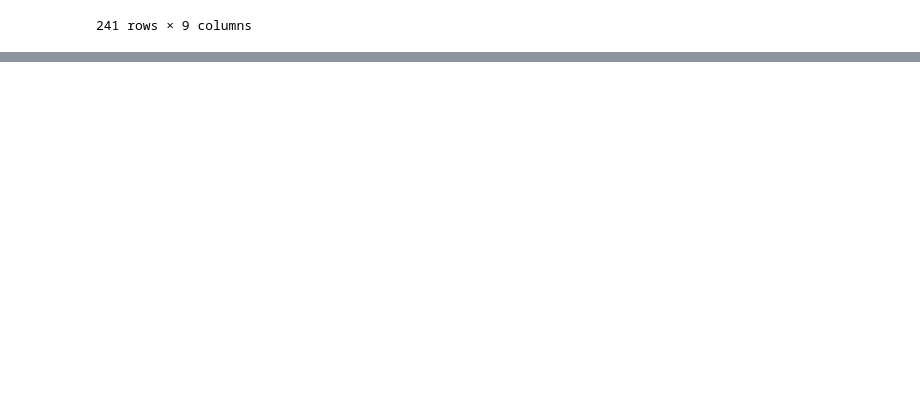
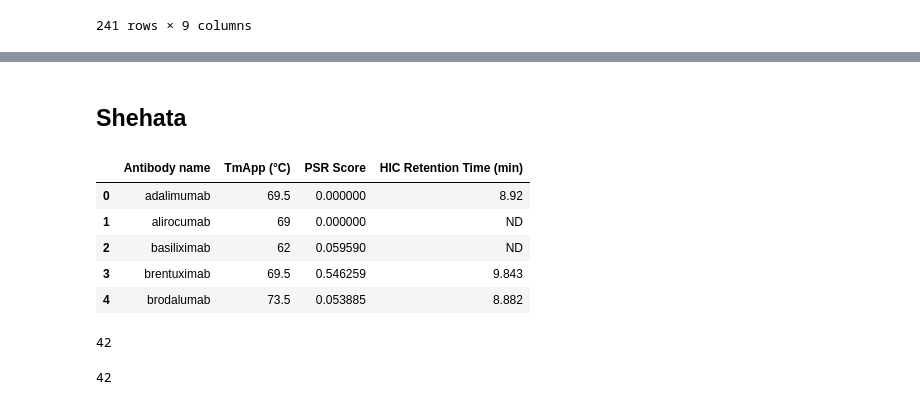
Before and after one commit to kvetab/di-pred, a Jupyter notebook: notebooks/data_processing/01-overview.ipynb, the cells around one changed output, grey strips where cells are left out. Drawn from its saved outputs; the diff is of its cells as text; code cells hidden in the pictures; blank space fills up the shorter version.

```diff
--- a/notebooks/data_processing/01-overview.ipynb
+++ b/notebooks/data_processing/01-overview.ipynb
@@ -287,0 +307,12 @@ data_tap
+# %% [markdown]
+## Shehata
+# %%
+shehata_data = pd.read_excel(path.join(DATA_DIR, "shehata/shehata42.xlsx"))
+shehata_data.head()
+# %% [output]
+|  | Antibody name | TmApp (°C) | PSR Score | HIC Retention Time (min) |
+| 0 | adalimumab | 69.5 | 0.000000 | 8.92 |
+| 1 | alirocumab | 69 | 0.000000 | ND |
+| 2 | basiliximab | 62 | 0.059590 | ND |
+| 3 | brentuximab | 69.5 | 0.546259 | 9.843 |
+| 4 | brodalumab | 73.5 | 0.053885 | 8.882 |
@@ -287,0 +321,5 @@ data_tap
+# %%
+common = shehata_abs.intersection(set(data_tap["Antibody_ID"].str.lower()))
+len(common)
+# %% [output]
+42
@@ -287,0 +328,4 @@ data_tap
+# %%
+len(shehata_abs.intersection(jain_abs))
+# %% [output]
+42
```
Also changed, not shown: parts of 6 cells of this notebook, 3 other files.
